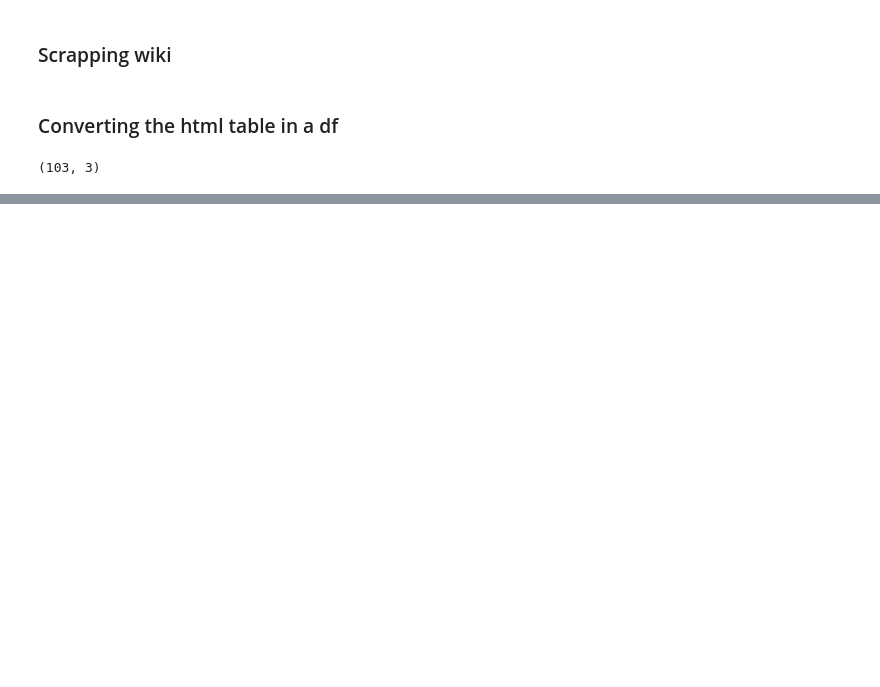
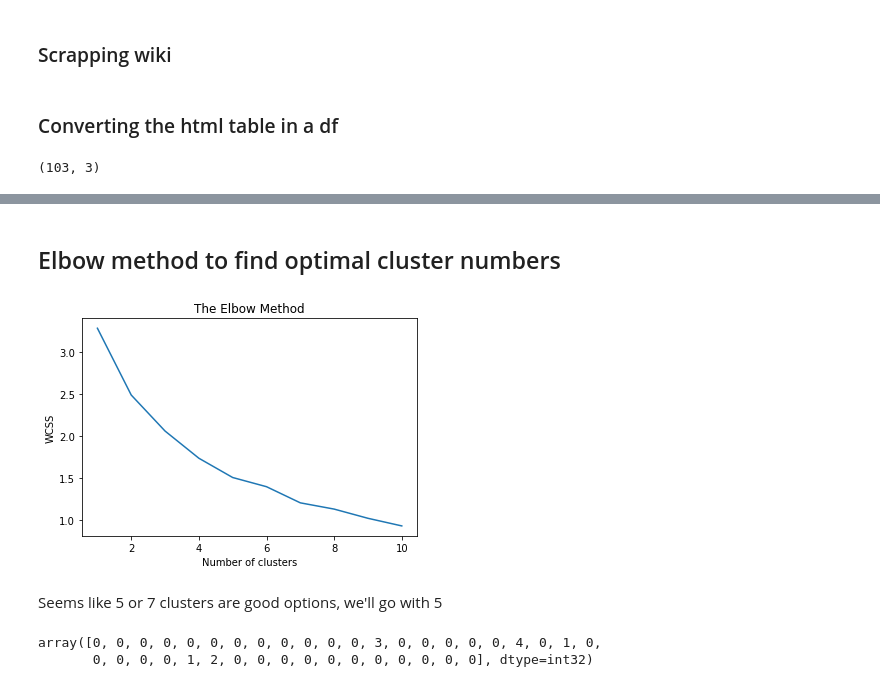
Before and after one commit to fjimenez94/Coursera_Capstone, a Jupyter notebook: Segmenting_and_Clustering_Neighborhoods_in_Toronto.ipynb, the cells around one changed output, grey strips where cells are left out. Drawn from its saved outputs; the diff is of its cells as text; code cells hidden in the pictures; blank space fills up the shorter version.

```diff
--- a/Segmenting_and_Clustering_Neighborhoods_in_Toronto.ipynb
+++ b/Segmenting_and_Clustering_Neighborhoods_in_Toronto.ipynb
@@ -50,0 +140,3 @@ df.head()
+# %%
+toronto_data = df1[df1['Borough'].str.contains('Toronto', regex=False)].reset_index(drop=True)
+toronto_data.head()
@@ -50,0 +210,6 @@ df.head()
+# %%
+toronto_venues = getNearbyVenues(names=toronto_data['Neighborhood'],
+                                   latitudes=toronto_data['Latitude'],
+                                   longitudes=toronto_data['Longitude'])
+print(toronto_venues.shape)
+toronto_venues.head()
@@ -50,0 +242,12 @@ df.head()
+# %%
+# one hot encoding
+toronto_onehot = pd.get_dummies(toronto_venues[['Venue Category']], prefix="", prefix_sep="")
+
+# add neighborhood column back to dataframe
+toronto_onehot['Neighborhood'] = toronto_venues['Neighborhood']
+
+# move neighborhood column to the first column
+fixed_columns = [toronto_onehot.columns[-1]] + list(toronto_onehot.columns[:-1])
+toronto_onehot = toronto_onehot[fixed_columns]
+
+toronto_onehot.head()
@@ -50,0 +261,3 @@ df.head()
+# %%
+toronto_grouped = toronto_onehot.groupby('Neighborhood').mean().reset_index()
+toronto_grouped.head()
@@ -50,0 +305,36 @@ df.head()
+# %% [markdown]
+## Elbow method to find optimal cluster numbers
+# %%
+# Using the elbow method to find the optimal number of clusters
+import matplotlib.pyplot as plt
+from sklearn.cluster import KMeans
+
+toronto_grouped_clustering = toronto_grouped.drop('Neighborhood', 1)
+wcss = []
+for i in range(1, 11):
+    kmeans = KMeans(n_clusters = i, init = 'k-means++', random_state = 42)
+    kmeans.fit(toronto_grouped_clustering)
+    wcss.append(kmeans.inertia_)
+plt.plot(range(1, 11), wcss)
+plt.title('The Elbow Method')
+plt.xlabel('Number of clusters')
+plt.ylabel('WCSS')
+plt.show()
+# %% [output]
+[figure, added]
+# %% [markdown]
+Seems like 5 or 7 clusters are good options, we'll go with 5
+# %%
+# set number of clusters
+kclusters = 5
+
+toronto_grouped_clustering = toronto_grouped.drop('Neighborhood', 1)
+
+# run k-means clustering
+kmeans = KMeans(n_clusters=kclusters, random_state=0).fit(toronto_grouped_clustering)
+
+# check cluster labels generated for each row in the dataframe
+kmeans.labels_[0:40]
+# %% [output]
+array([0, 0, 0, 0, 0, 0, 0, 0, 0, 0, 0, 0, 3, 0, 0, 0, 0, 0, 4, 0, 1, 0,
+       0, 0, 0, 0, 1, 2, 0, 0, 0, 0, 0, 0, 0, 0, 0, 0, 0], dtype=int32)
```
Also changed, not shown: parts of 31 cells of this notebook.
